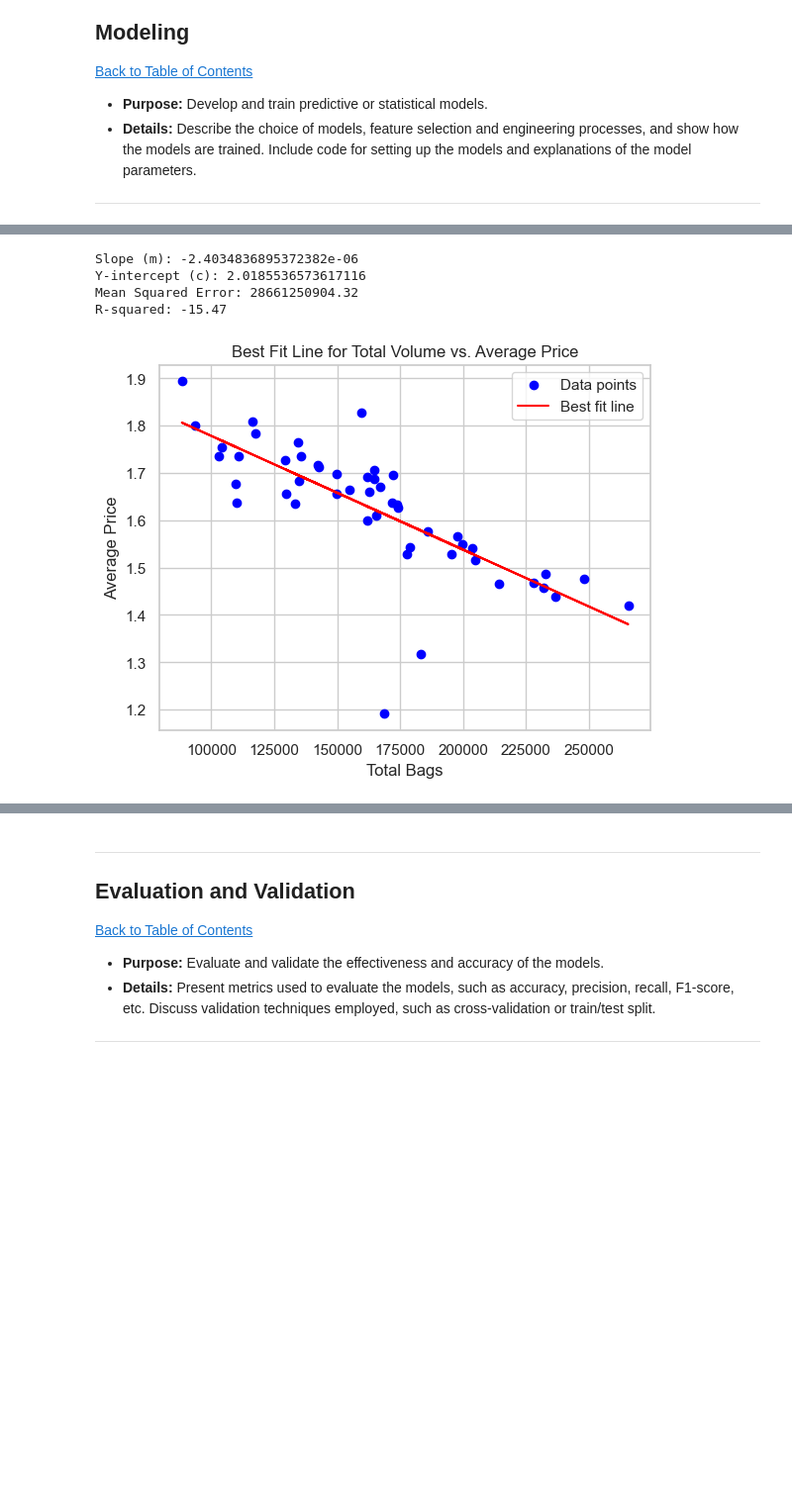
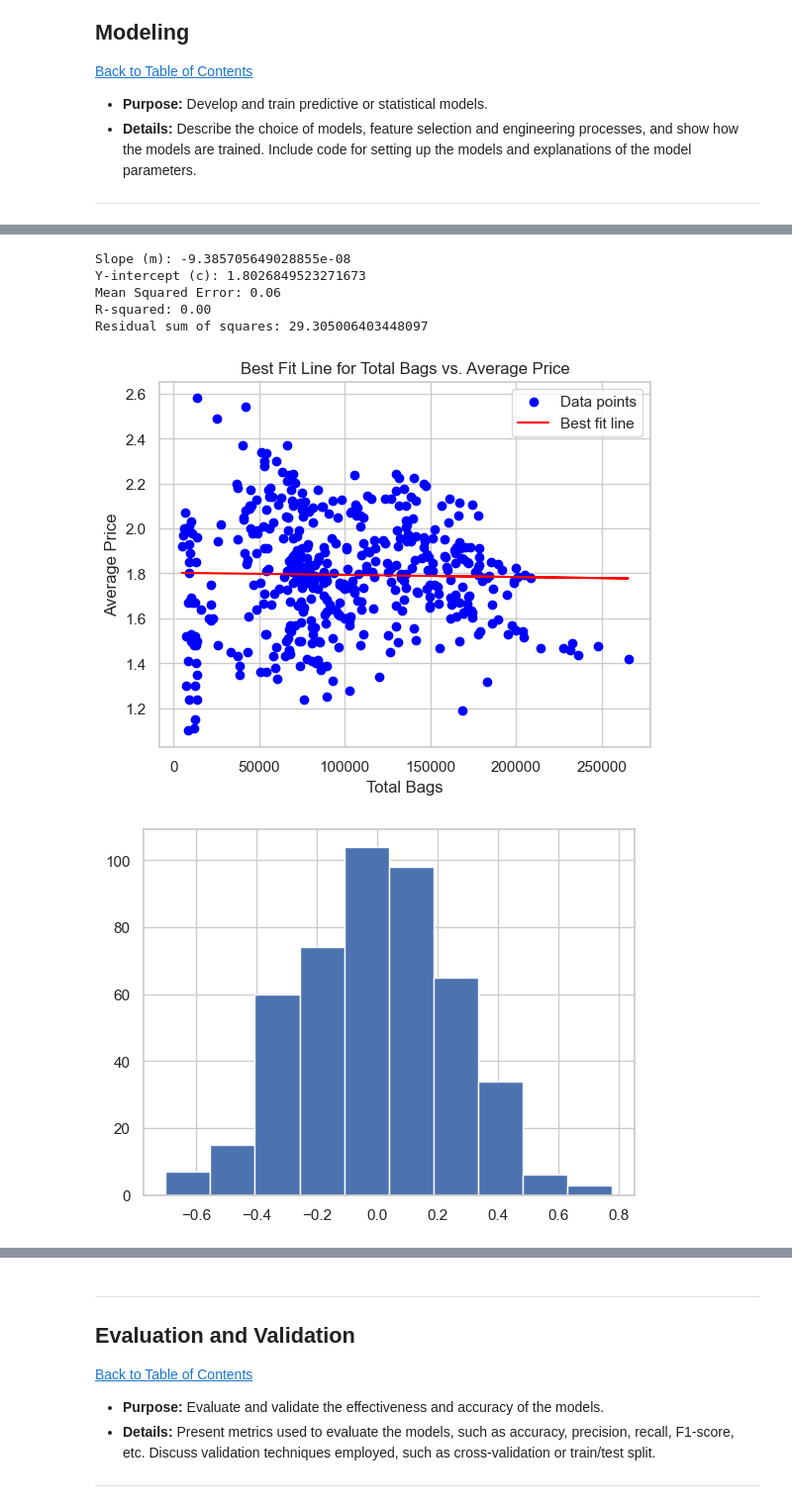
Before and after one commit to maseedatM5/Workplace, a Jupyter notebook: QCTO---Workplace-Module-Notebook-Template-4571.ipynb, the cells around one changed output, grey strips where cells are left out. Shown at 99% size. Cells and saved outputs as stored; diff of their text form; code cells hidden in the pictures; blank space fills up the shorter version.

```diff
--- a/QCTO---Workplace-Module-Notebook-Template-4571.ipynb
+++ b/QCTO---Workplace-Module-Notebook-Template-4571.ipynb
@@ -984,13 +984,13 @@ Index(['date', 'averageprice', 'totalvolume', 'totalbags', 'smallbags',
       dtype='object')
 # %%
 # Filter by date range
-start_date = '2023-01-01'
-end_date = '2023-12-31'
-mask = (df_model['date'] >= start_date) & (df_model['date'] <= end_date)
-df_filtered = df_model.loc[mask]
+#start_date = '2023-01-01'
+#end_date = '2023-12-31'
+#mask = (df_model['date'] >= start_date) & (df_model['date'] <= end_date)
+#df_filtered = df_model.loc[mask]
 
 # Filter by region (assuming the region column is named 'Region')
-df_filtered = df_filtered[df_filtered['region'] == 'California']
+df_filtered = df_model[df_model['region'] == 'California']
 
 # Display the filtered DataFrame
 print(df_filtered)
@@ -1073,46 +1073,53 @@ import pandas as pd
 from sklearn.linear_model import LinearRegression
 from sklearn.metrics import mean_squared_error, r2_score
 import numpy as np
+import matplotlib.pyplot as plt
 
-
+# Assuming df_filtered is already defined and contains the necessary data
 # Prepare the data for linear regression
 X = df_filtered[['totalbags']].values.reshape(-1, 1)  # Independent variable (reshaped to 2D array)
 y = df_filtered['averageprice'].values  # Dependent variable
 
 # Create and fit the linear regression model
 model = LinearRegression()
 model.fit(X, y)
 
 # Get the slope (m) and y-intercept (c)
 m = model.coef_[0]
 c = model.intercept_
 
 print(f"Slope (m): {m}")
 print(f"Y-intercept (c): {c}")
 
 # Generate the predicted 'Y' values using the best fit line
 y_pred = model.predict(X)
 
 # Calculating MSE and R-squared
-mse = mean_squared_error(X, y)
-r_squared = r2_score(X, y)
+mse = mean_squared_error(y, y_pred)
+r_squared = r2_score(y, y_pred)
+errors = np.array(df_filtered['averageprice'] - y_pred)
+np.round(errors, 2)
 
 print(f'Mean Squared Error: {mse:.2f}')
 print(f'R-squared: {r_squared:.2f}')
 print("Residual sum of squares:", (errors ** 2).sum())
+
 # Plot the data and the best fit line
-import matplotlib.pyplot as plt
-
 plt.scatter(df_filtered['totalbags'], df_filtered['averageprice'], color='blue', label='Data points')
 plt.plot(df_filtered['totalbags'], y_pred, color='red', label='Best fit line')
-plt.title("Best Fit Line for Total Volume vs. Average Price")
+plt.title("Best Fit Line for Total Bags vs. Average Price")
 plt.xlabel("Total Bags")
 plt.ylabel("Average Price")
 plt.legend()
 plt.show()
+
+plt.hist(errors)
+plt.show()
 # %% [output]
-Slope (m): -2.4034836895372382e-06
-Y-intercept (c): 2.0185536573617116
-Mean Squared Error: 28661250904.32
-R-squared: -15.47
+Slope (m): -9.385705649028855e-08
+Y-intercept (c): 1.8026849523271673
+Mean Squared Error: 0.06
+R-squared: 0.00
+Residual sum of squares: 29.305006403448097
-[figure, old version]
+[figure, new version]
+[figure, added]
```
Also changed, not shown: parts of 31 cells of this notebook, 3 other files.
